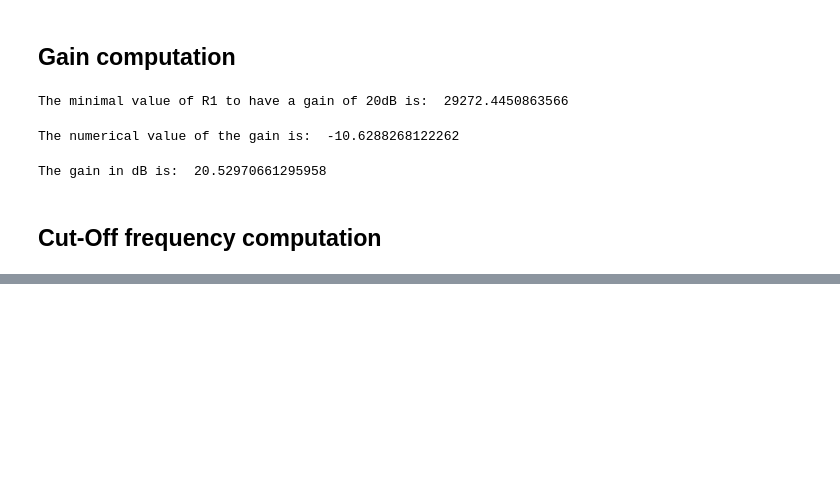
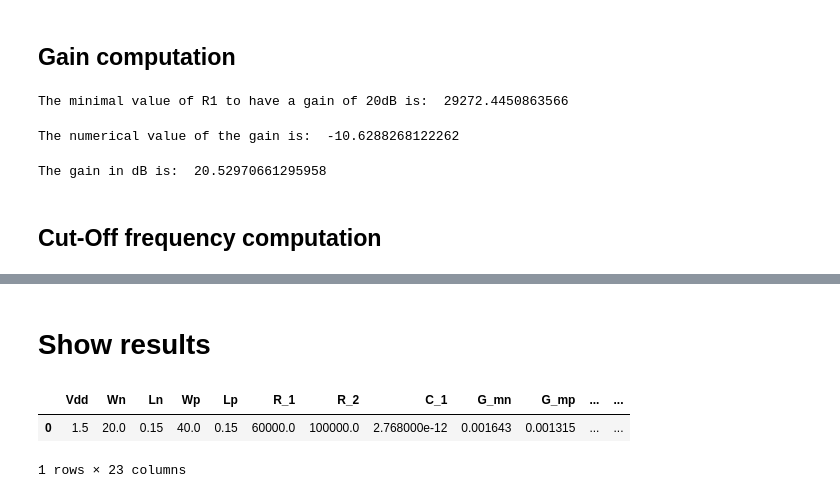
Before and after one commit to miguelcorrea0107/MA2_project, a Jupyter notebook: Amplifier_Inv/python_calc/inv_parameters.ipynb, the cells around one changed output, grey strips where cells are left out. Drawn from its saved outputs; the diff is of its cells as text; code cells hidden in the pictures; blank space fills up the shorter version.

Commit message:
Added table in simulation

```diff
--- a/Amplifier_Inv/python_calc/inv_parameters.ipynb
+++ b/Amplifier_Inv/python_calc/inv_parameters.ipynb
@@ -145,0 +160,39 @@ $\displaystyle -555032.253612571$
+# %% [markdown]
+# Show results
+# %%
+import pandas as pd
+
+# Load data from text files
+loaded_param_values = np.loadtxt('param_values.txt', delimiter=',')
+loaded_op = np.loadtxt('op.txt', delimiter=',')
+loaded_results_calc = np.loadtxt('results_calc.txt', delimiter=',')
+loaded_results_sim = np.loadtxt('results_sim.txt', delimiter=',')
+
+# Calculate the number of simulations based on the expected structure
+num_simulations_params = loaded_param_values.size // 8  # Assuming 8 parameters per simulation
+num_simulations_op = loaded_op.size // 7               # Assuming 7 outputs per simulation
+num_simulations_calc = loaded_results_calc.size // 4   # Assuming 4 calculated results per simulation
+num_simulations_sim = loaded_results_sim.size // 4     # Assuming 4 simulated results per simulation
+
+# Reshape arrays to match the number of simulations and parameters
+loaded_param_values = loaded_param_values.reshape(num_simulations_params, 8)
+loaded_op = loaded_op.reshape(num_simulations_op, 7)
+loaded_results_calc = loaded_results_calc.reshape(num_simulations_calc, 4)
+loaded_results_sim = loaded_results_sim.reshape(num_simulations_sim, 4)
+# %%
+# Create DataFrames from the reshaped arrays
+df_parameters = pd.DataFrame(loaded_param_values, columns=['Vdd', 'Wn', 'Ln', 'Wp', 'Lp', 'R_1', 'R_2', 'C_1'])
+df_outputs = pd.DataFrame(loaded_op, columns=['G_mn', 'G_mp', 'G_dsn', 'G_dsp', 'C_gsn', 'C_gsp', 'Vdc'])
+df_calculated_results = pd.DataFrame(loaded_results_calc, columns=['gain_dB_calc', 'cut-off_calc', 'noise_calc', 'power_calc'])
+df_simulated_results = pd.DataFrame(loaded_results_sim, columns=['gain_dB_sim', 'cut-off_sim', 'noise_sim', 'power_sim'])
+# %%
+# Combine all DataFrames into one
+df_complete_simulation_results = pd.concat([df_parameters, df_outputs, df_calculated_results, df_simulated_results], axis=1)
+# %%
+# Optionally, save this table to a CSV file for further analysis
+df_complete_simulation_results.to_csv('complete_simulation_results.csv', index=False)
+df_complete_simulation_results
+# %% [output]
+|  | Vdd | Wn | Ln | Wp | Lp | R_1 | R_2 | C_1 | G_mn | G_mp | ... | ... |
+| 0 | 1.5 | 20.0 | 0.15 | 40.0 | 0.15 | 60000.0 | 100000.0 | 2.768000e-12 | 0.001643 | 0.001315 | ... | ... |
+1 rows × 23 columns
```
Also changed, not shown: parts of 21 cells of this notebook, 7 other files.
